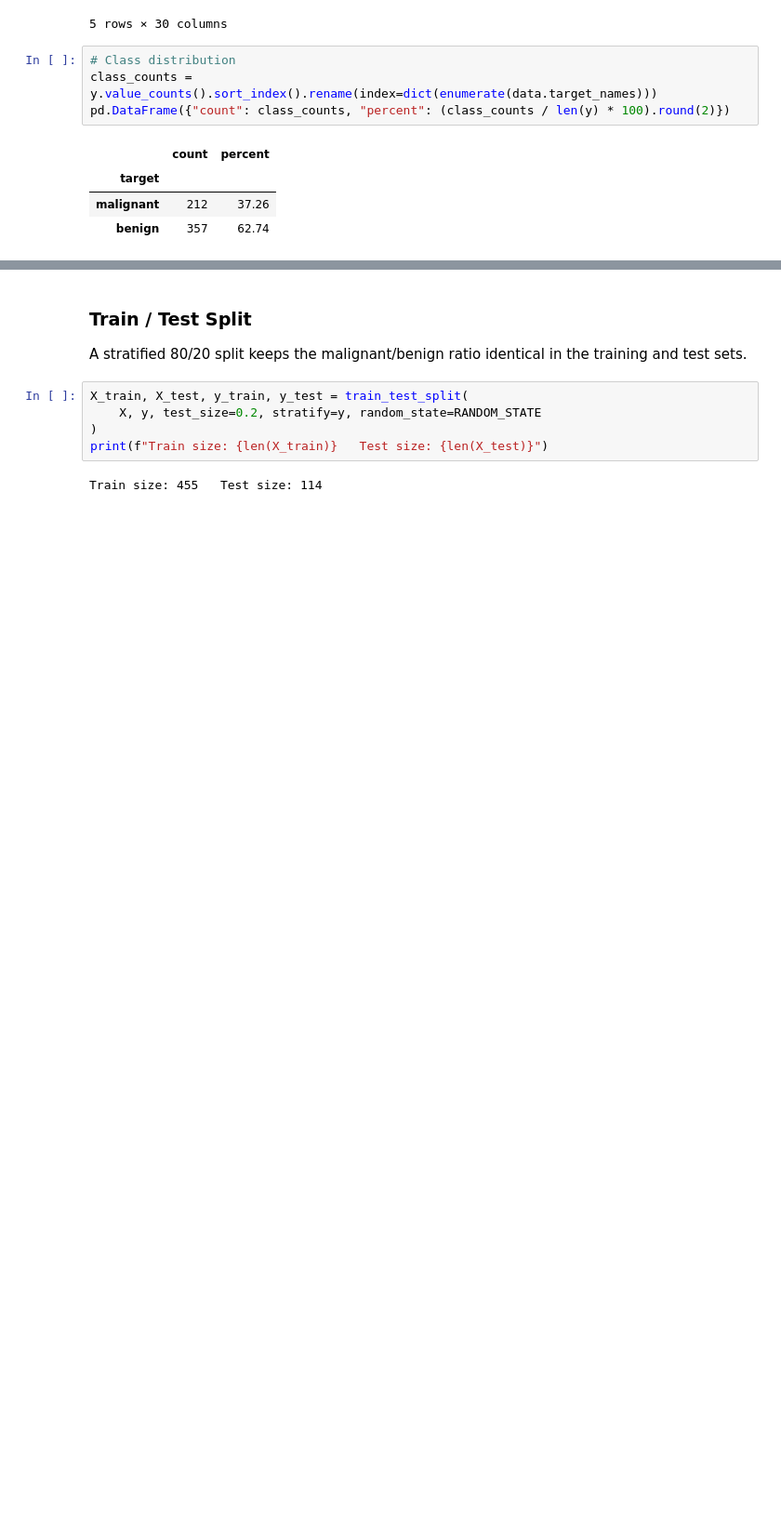
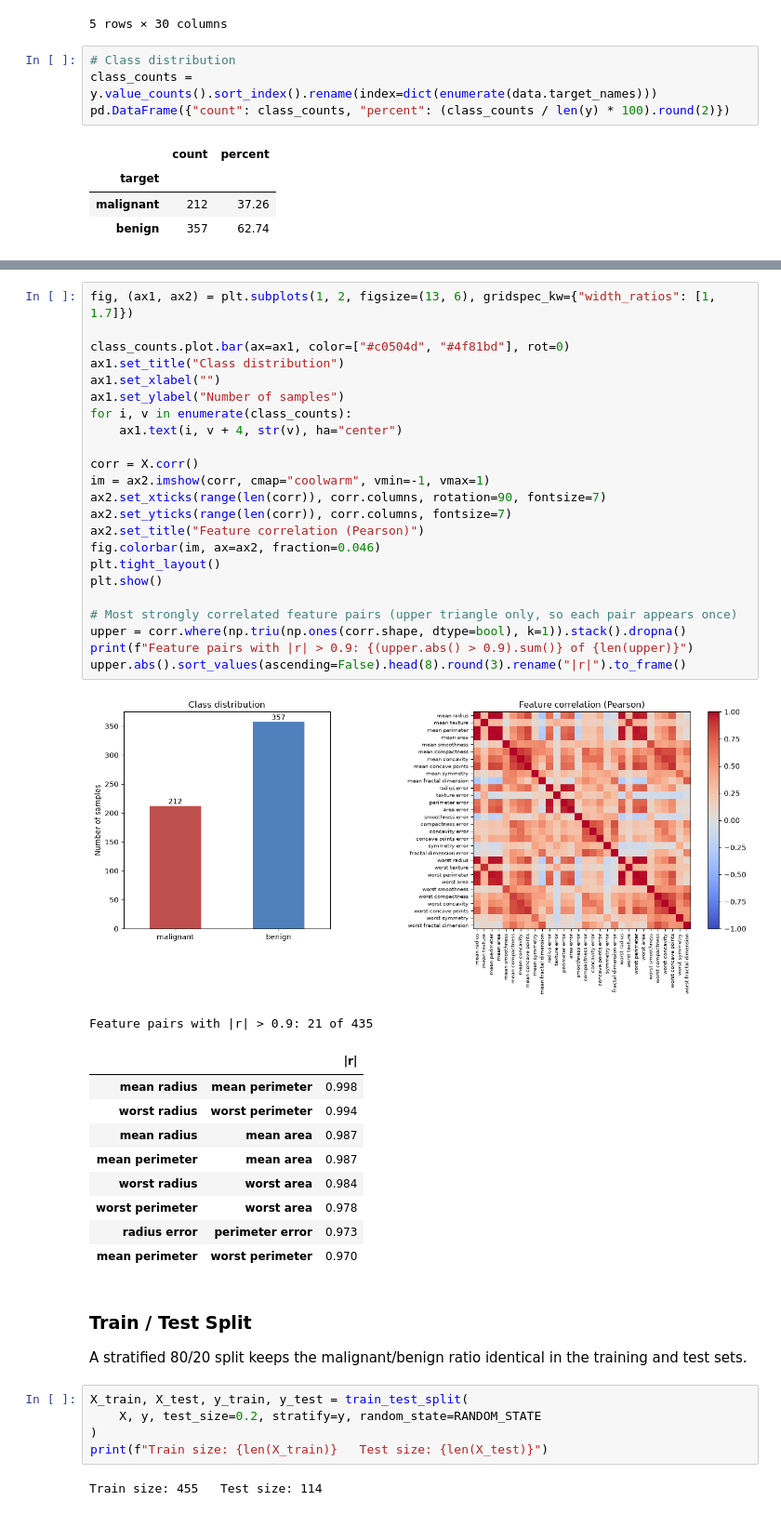
Before and after one commit to gourav1298/2026AJ05577_ML_assignment_2, a Jupyter notebook: ML_Classification_Assignment.ipynb, the cells around one changed output, grey strips where cells are left out. Shown at 93% size. Saved outputs shown, nothing was run; the diff lists cells and outputs as text; blank space fills up the shorter version.

```diff
--- a/ML_Classification_Assignment.ipynb
+++ b/ML_Classification_Assignment.ipynb
@@ -98,3 +109,38 @@ X.describe().T
+# %%
+fig, (ax1, ax2) = plt.subplots(1, 2, figsize=(13, 6), gridspec_kw={"width_ratios": [1, 1.7]})
+
+class_counts.plot.bar(ax=ax1, color=["#c0504d", "#4f81bd"], rot=0)
+ax1.set_title("Class distribution")
+ax1.set_xlabel("")
+ax1.set_ylabel("Number of samples")
+for i, v in enumerate(class_counts):
+    ax1.text(i, v + 4, str(v), ha="center")
+
+corr = X.corr()
+im = ax2.imshow(corr, cmap="coolwarm", vmin=-1, vmax=1)
+ax2.set_xticks(range(len(corr)), corr.columns, rotation=90, fontsize=7)
+ax2.set_yticks(range(len(corr)), corr.columns, fontsize=7)
+ax2.set_title("Feature correlation (Pearson)")
+fig.colorbar(im, ax=ax2, fraction=0.046)
+plt.tight_layout()
+plt.show()
+
+# Most strongly correlated feature pairs (upper triangle only, so each pair appears once)
+upper = corr.where(np.triu(np.ones(corr.shape, dtype=bool), k=1)).stack().dropna()
+print(f"Feature pairs with |r| > 0.9: {(upper.abs() > 0.9).sum()} of {len(upper)}")
+upper.abs().sort_values(ascending=False).head(8).round(3).rename("|r|").to_frame()
+# %% [output]
+[figure, added]
+Feature pairs with |r| > 0.9: 21 of 435
+|  |  | |r| |
+| mean radius | mean perimeter | 0.998 |
+| worst radius | worst perimeter | 0.994 |
+| mean radius | mean area | 0.987 |
+| mean perimeter | mean area | 0.987 |
+| worst radius | worst area | 0.984 |
+| worst perimeter | worst area | 0.978 |
+| radius error | perimeter error | 0.973 |
+| mean perimeter | worst perimeter | 0.970 |
 # %% [markdown]
 ### Train / Test Split
 A stratified 80/20 split keeps the malignant/benign ratio identical in the training and test sets.
```
Also changed, not shown: parts of 13 cells of this notebook.
